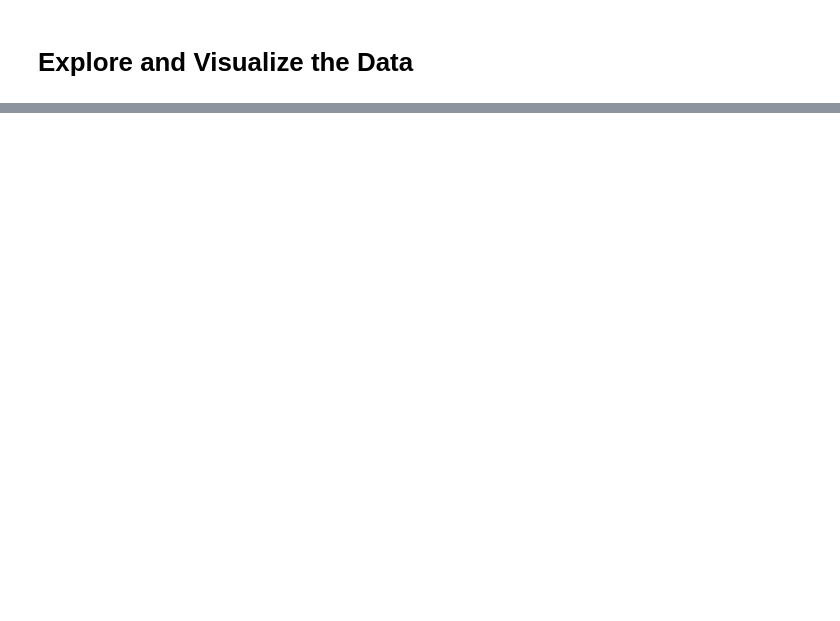
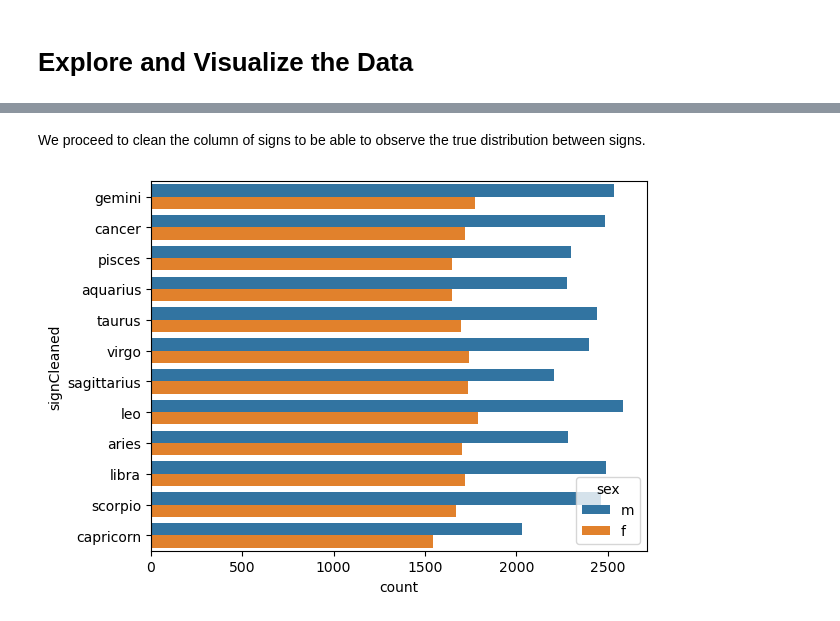
Before and after one commit to LuisZCR/OkCupid-Data-a-Scientist, a Jupyter notebook: date-a-scientist.ipynb, the cells around one changed output, grey strips where cells are left out. Cells and saved outputs as stored; diff of their text form; code cells hidden in the pictures; blank space fills up the shorter version.

```diff
--- a/date-a-scientist.ipynb
+++ b/date-a-scientist.ipynb
@@ -85,0 +173,7 @@ test.to_csv('profiles_test.csv', index = False)
+# %% [markdown]
+We proceed to clean the column of signs to be able to observe the true distribution between signs.
+# %%
+profiles['signCleaned'] = profiles.sign.str.split().str.get(0)
+sns.countplot(data=profiles, y="signCleaned", hue='sex');
+# %% [output]
+[figure, added]
```
Also changed, not shown: parts of 59 cells of this notebook.
